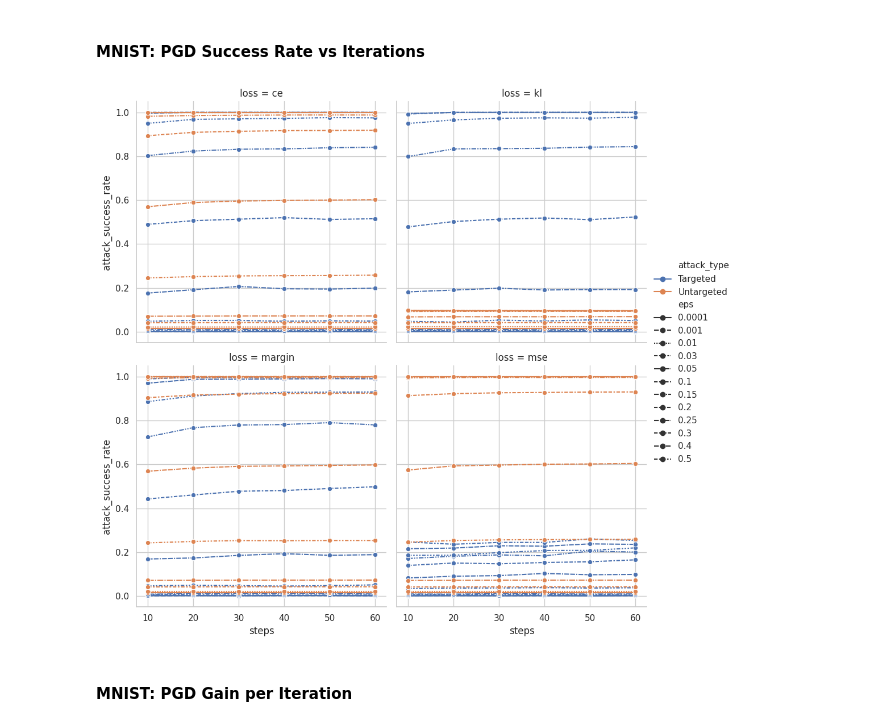
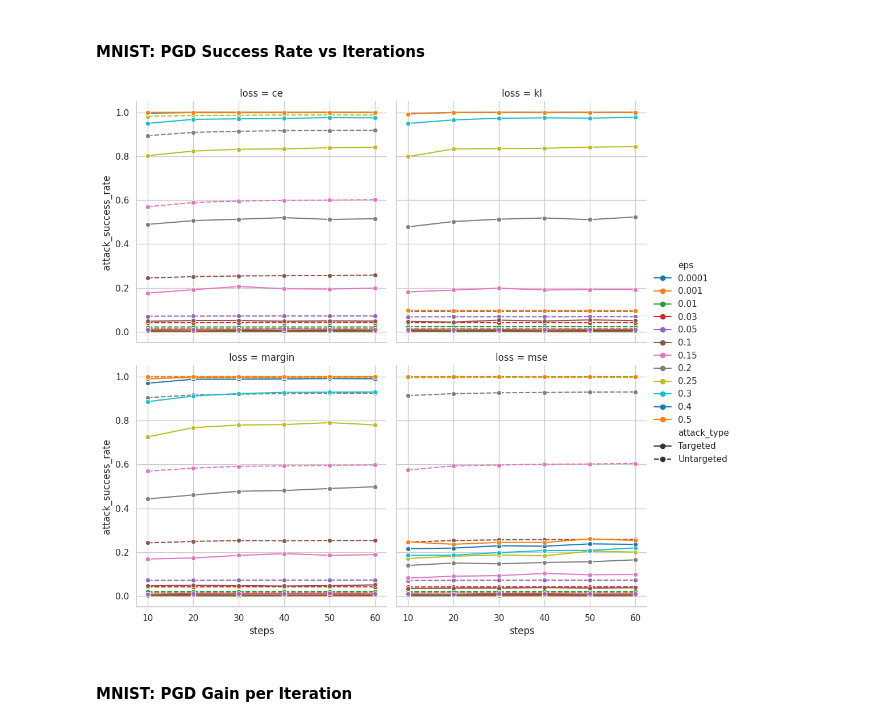
Before and after one commit to ch-yun-01/adversarial-fgsm-pgd, a Jupyter notebook: anaylze.ipynb, the cells around one changed output. Drawn from its saved outputs; the diff is of its cells as text; code cells hidden in the pictures.

```diff
--- a/anaylze.ipynb
+++ b/anaylze.ipynb
@@ -249,20 +249,22 @@ plt.show()
 # %%
 mnist_pgd_df = pgd_df[pgd_df["dataset"]=="mnist"]
 
 sns.relplot(
     data=mnist_pgd_df,
     x="steps",
     y="attack_success_rate",
-    hue="attack_type",
-    style="eps",
+    hue="eps",
+    style="attack_type",
     col="loss",
     kind="line",
     marker="o",
-    col_wrap=2
+    col_wrap=2,
+    palette="tab10",
+    legend="full"
 )
 plt.show()
 # %% [output]
-[figure, old version]
+[figure, new version]
 # %% [markdown]
 #### MNIST: PGD Gain per Iteration
 # %%
```
Also changed, not shown: parts of 6 cells of this notebook.
